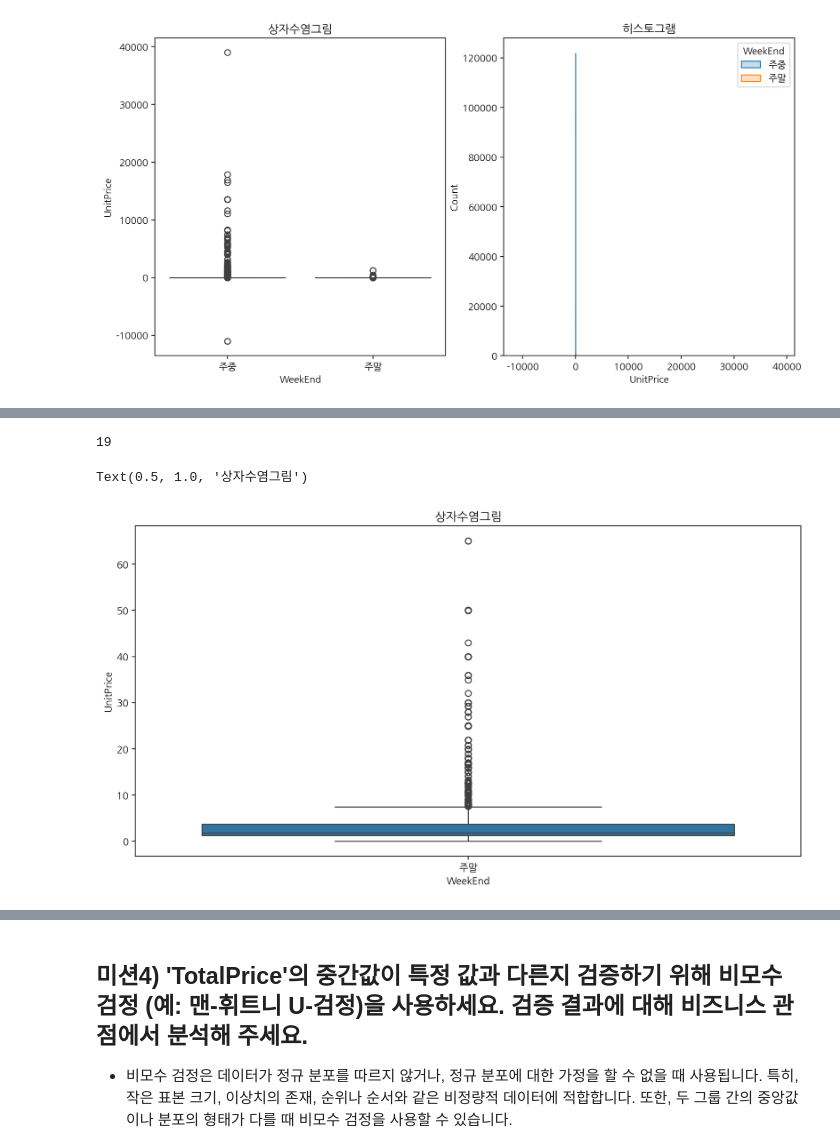
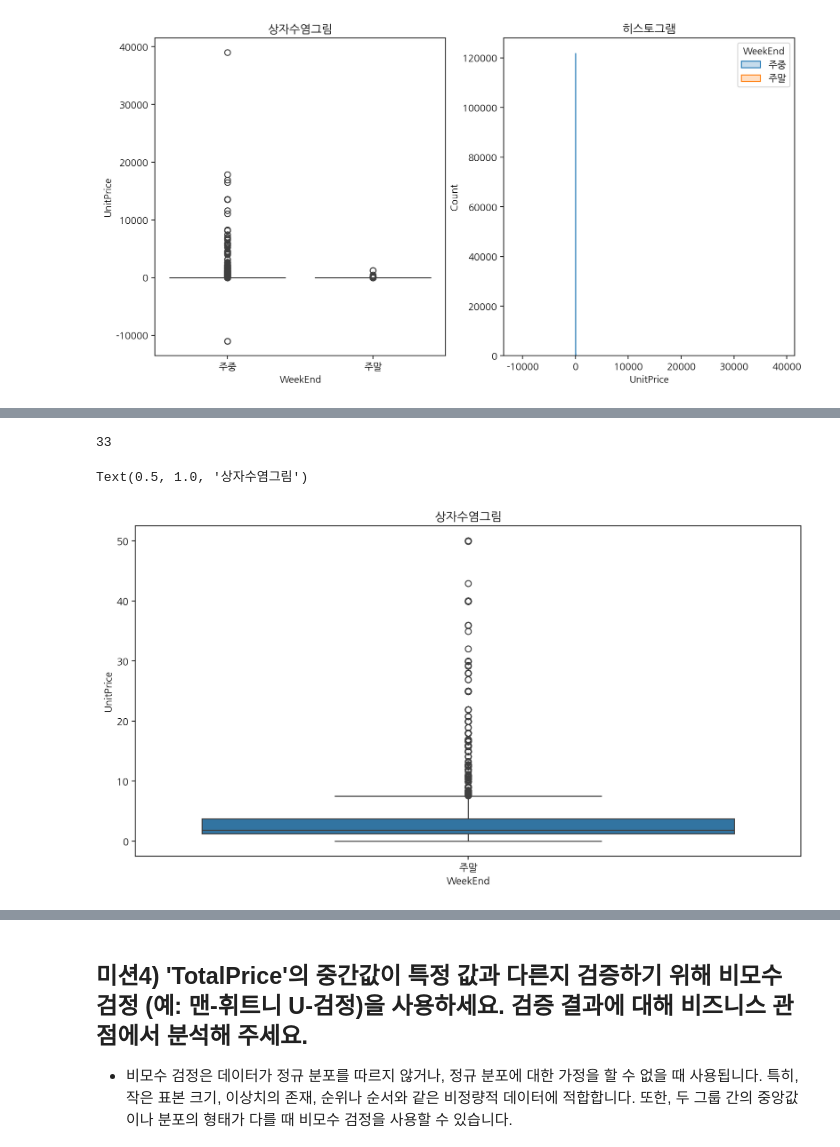
Before and after one commit to inseonseo/AIFFEL_Quest, a Jupyter notebook: Quest_0130/01_online_retail_mission_aiffel.ipynb, the cells around one changed output, grey strips where cells are left out. Saved outputs shown, nothing was run; the diff lists cells and outputs as text; code cells hidden in the pictures.

```diff
--- a/Quest_0130/01_online_retail_mission_aiffel.ipynb
+++ b/Quest_0130/01_online_retail_mission_aiffel.ipynb
@@ -410,21 +486,21 @@ plt.show()
 # %%
-count = (weekend_data['UnitPrice'] >= 80).sum()
+count = (weekend_data['UnitPrice'] >= 50).sum()
 print(count)
 # %% [output]
-19
+33
 # %%
 # 데이터 범위 조정
 filtered_weekend = weekend_data[weekend_data['UnitPrice'] > 0]  # UnitPrice가 0보다 큰 데이터만 사용
-filtered_weekend = filtered_weekend[filtered_weekend['UnitPrice'] < 80]
+filtered_weekend = filtered_weekend[filtered_weekend['UnitPrice'] <= 50]
 
 # 상자수염그림 및 히스토그램 그리기
 plt.figure(figsize=(12, 6))
 
 sns.boxplot(x='WeekEnd', y='UnitPrice', data=filtered_weekend)
 plt.title('상자수염그림')
 # %% [output]
 Text(0.5, 1.0, '상자수염그림')
-[figure, old version]
+[figure, new version]
 # %%
 plt.figure(figsize=(12, 6))
 
```
Also changed, not shown: parts of 21 cells of this notebook.
